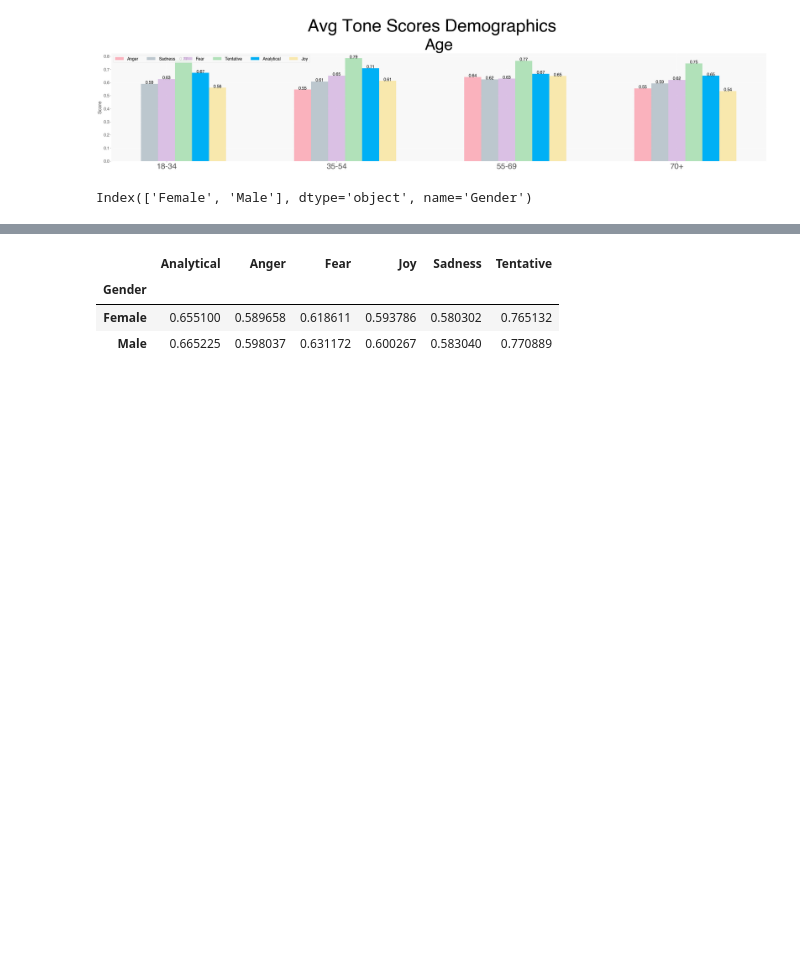
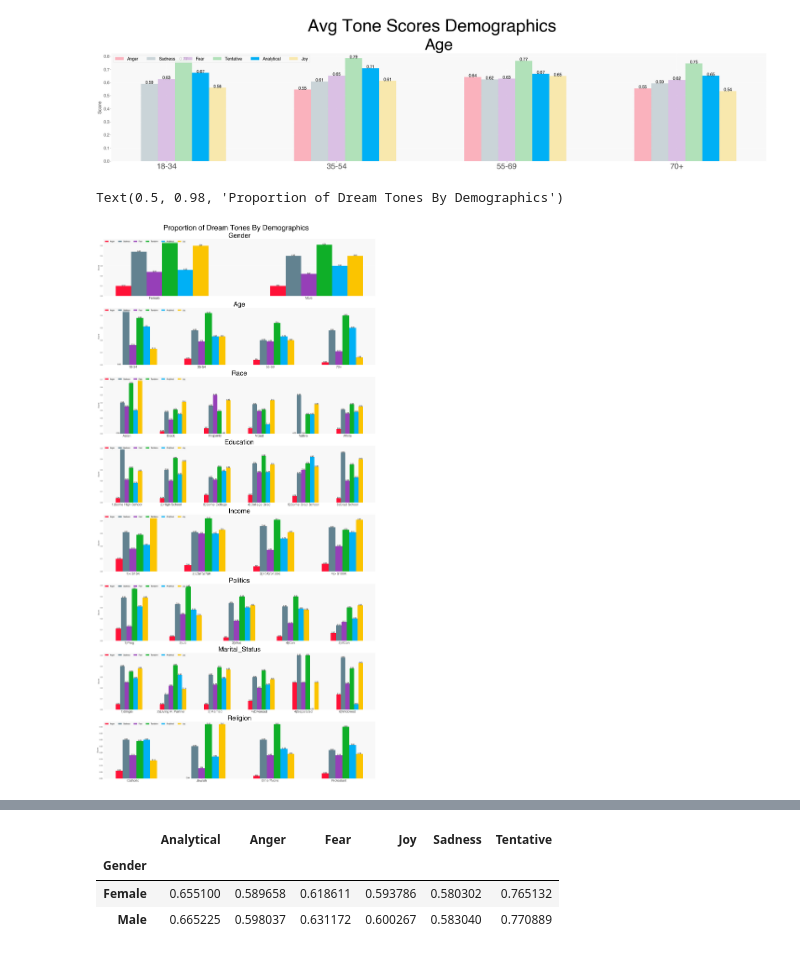
Before and after one commit to MekdiYilma/dreams, a Jupyter notebook: EDA/tone_analysis_on_SDDb.ipynb, the cells around one changed output, grey strips where cells are left out. Cells and saved outputs as stored; diff of their text form; code cells hidden in the pictures; blank space fills up the shorter version.

```diff
--- a/EDA/tone_analysis_on_SDDb.ipynb
+++ b/EDA/tone_analysis_on_SDDb.ipynb
@@ -404,7 +402,3 @@ fig.suptitle('Avg Tone Scores Demographics', fontsize=65)
 # %% [output]
 ''
 [figure]
-# %%
-dream_demographics_df.index
-# %% [output]
-Index(['Female', 'Male'], dtype='object', name='Gender')
@@ -413,0 +412,3 @@ Index(['Female', 'Male'], dtype='object', name='Gender')
+# %%
+tone_flag_cols = ['Anger_Flag', 'Sadness_Flag', 'Fear_Flag', 'Tentative_Flag', 'Analytical_Flag', 'Joy_Flag']
+tone_p_cols = ['Anger_Flag_p', 'Sadness_Flag_p', 'Fear_Flag_p', 'Tentative_Flag_p', 'Analytical_Flag_p', 'Joy_Flag_p']
@@ -413,0 +461,13 @@ Index(['Female', 'Male'], dtype='object', name='Gender')
+# %%
+demographics = ['Gender','Age', 'Race', 'Education', 'Income', 'Politics', 'Marital_Status', 'Religion']
+
+
+fig, axs = plt.subplots(len(demographics), 1, figsize=(35,70), constrained_layout=True)
+
+for i, ax in enumerate(axs):
+    ax = plot_grouped_bar_ps(demographics[i])
+
+fig.suptitle('Proportion of Dream Tones By Demographics', fontsize=65)
+# %% [output]
+Text(0.5, 0.98, 'Proportion of Dream Tones By Demographics')
+[figure, added]
```
Also changed, not shown: parts of 19 cells of this notebook.
